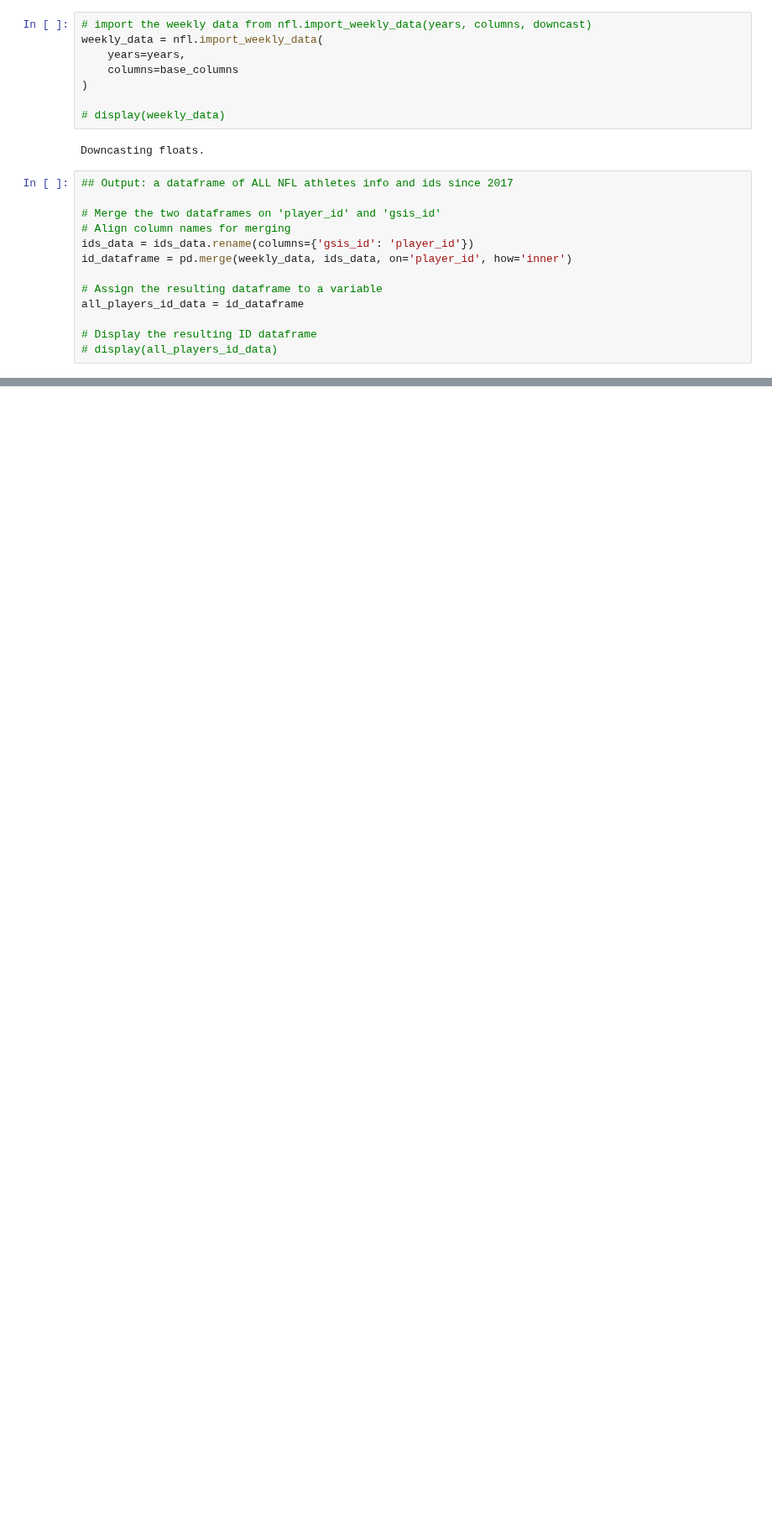
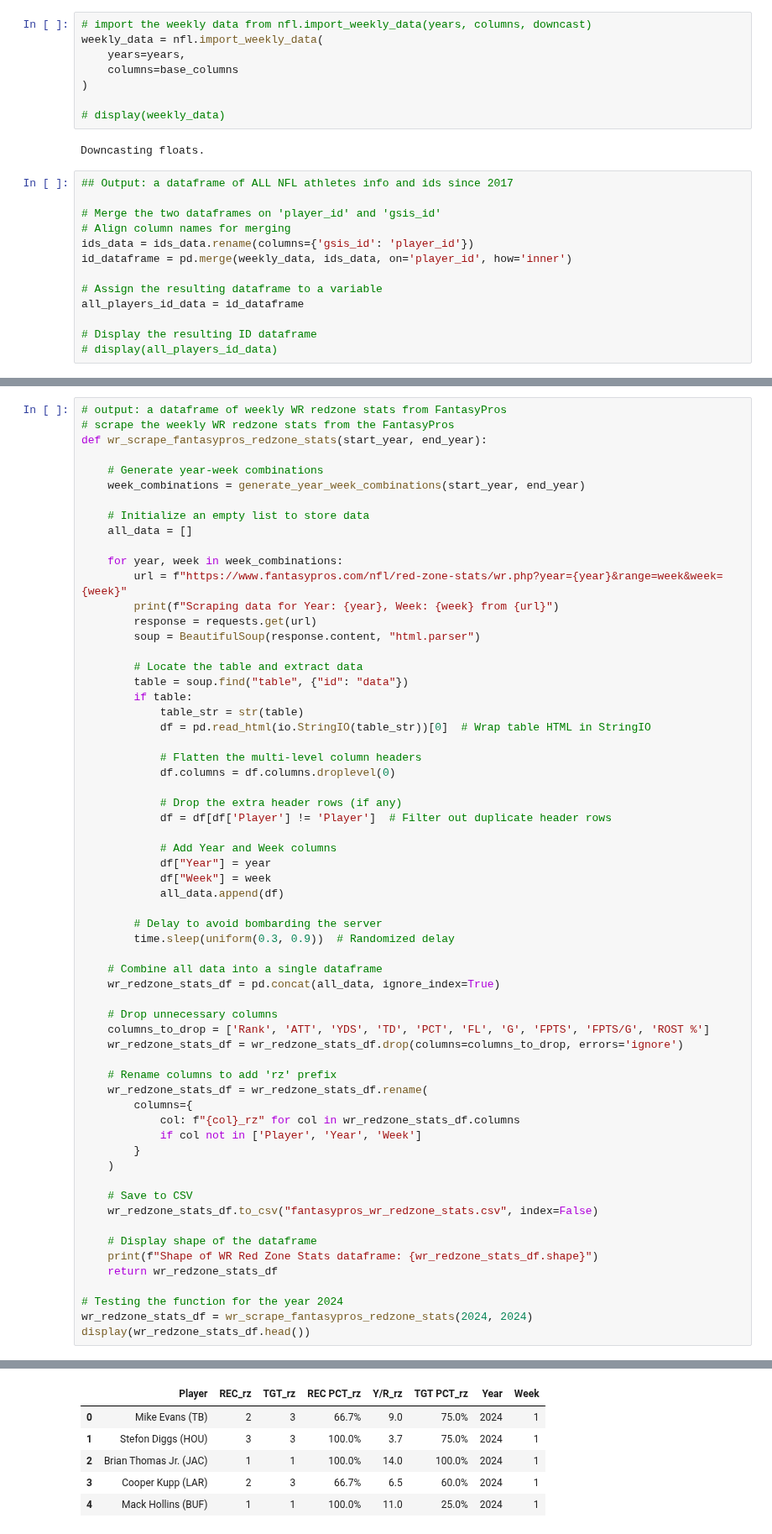
Before and after one commit to ARCtechmo/fanfav, a Jupyter notebook: wr_df.ipynb, the cells around one changed output, grey strips where cells are left out. Shown at 84% size. Saved outputs shown, nothing was run; the diff lists cells and outputs as text; blank space fills up the shorter version.

```diff
--- a/wr_df.ipynb
+++ b/wr_df.ipynb
@@ -305,0 +490,63 @@ Dataframe sorted by season, week, and receiving_yards:
+# %%
+# output: a dataframe of weekly WR redzone stats from FantasyPros
+# scrape the weekly WR redzone stats from the FantasyPros
+def wr_scrape_fantasypros_redzone_stats(start_year, end_year):
+
+    # Generate year-week combinations
+    week_combinations = generate_year_week_combinations(start_year, end_year)
+
+    # Initialize an empty list to store data
+    all_data = []
+
+    for year, week in week_combinations:
+        url = f"https://www.fantasypros.com/nfl/red-zone-stats/wr.php?year={year}&range=week&week={week}"
+        print(f"Scraping data for Year: {year}, Week: {week} from {url}")
+        response = requests.get(url)
+        soup = BeautifulSoup(response.content, "html.parser")
+
+        # Locate the table and extract data
+        table = soup.find("table", {"id": "data"})
+        if table:
+            table_str = str(table)
+            df = pd.read_html(io.StringIO(table_str))[0]  # Wrap table HTML in StringIO
+
+            # Flatten the multi-level column headers
+            df.columns = df.columns.droplevel(0)
+
+            # Drop the extra header rows (if any)
+            df = df[df['Player'] != 'Player']  # Filter out duplicate header rows
+
+            # Add Year and Week columns
+            df["Year"] = year
+            df["Week"] = week
+            all_data.append(df)
+
+        # Delay to avoid bombarding the server
+        time.sleep(uniform(0.3, 0.9))  # Randomized delay
+
+    # Combine all data into a single dataframe
+    wr_redzone_stats_df = pd.concat(all_data, ignore_index=True)
+
+    # Drop unnecessary columns
+    columns_to_drop = ['Rank', 'ATT', 'YDS', 'TD', 'PCT', 'FL', 'G', 'FPTS', 'FPTS/G', 'ROST %']
+    wr_redzone_stats_df = wr_redzone_stats_df.drop(columns=columns_to_drop, errors='ignore')
+
+    # Rename columns to add 'rz' prefix
+    wr_redzone_stats_df = wr_redzone_stats_df.rename(
+        columns={
+            col: f"{col}_rz" for col in wr_redzone_stats_df.columns
+            if col not in ['Player', 'Year', 'Week']
+        }
+    )
+
+    # Save to CSV
+    wr_redzone_stats_df.to_csv("fantasypros_wr_redzone_stats.csv", index=False)
+
+    # Display shape of the dataframe
+    print(f"Shape of WR Red Zone Stats dataframe: {wr_redzone_stats_df.shape}")
+    return wr_redzone_stats_df
+
+# Testing the function for the year 2024
+wr_redzone_stats_df = wr_scrape_fantasypros_redzone_stats(2024, 2024)
+display(wr_redzone_stats_df.head())
+# %% [output]
@@ -305,0 +572,6 @@ Dataframe sorted by season, week, and receiving_yards:
+|  | Player | REC_rz | TGT_rz | REC PCT_rz | Y/R_rz | TGT PCT_rz | Year | Week |
+| 0 | Mike Evans (TB) | 2 | 3 | 66.7% | 9.0 | 75.0% | 2024 | 1 |
+| 1 | Stefon Diggs (HOU) | 3 | 3 | 100.0% | 3.7 | 75.0% | 2024 | 1 |
+| 2 | Brian Thomas Jr. (JAC) | 1 | 1 | 100.0% | 14.0 | 100.0% | 2024 | 1 |
+| 3 | Cooper Kupp (LAR) | 2 | 3 | 66.7% | 6.5 | 60.0% | 2024 | 1 |
+| 4 | Mack Hollins (BUF) | 1 | 1 | 100.0% | 11.0 | 25.0% | 2024 | 1 |
```
Also changed, not shown: parts of 13 cells of this notebook.
